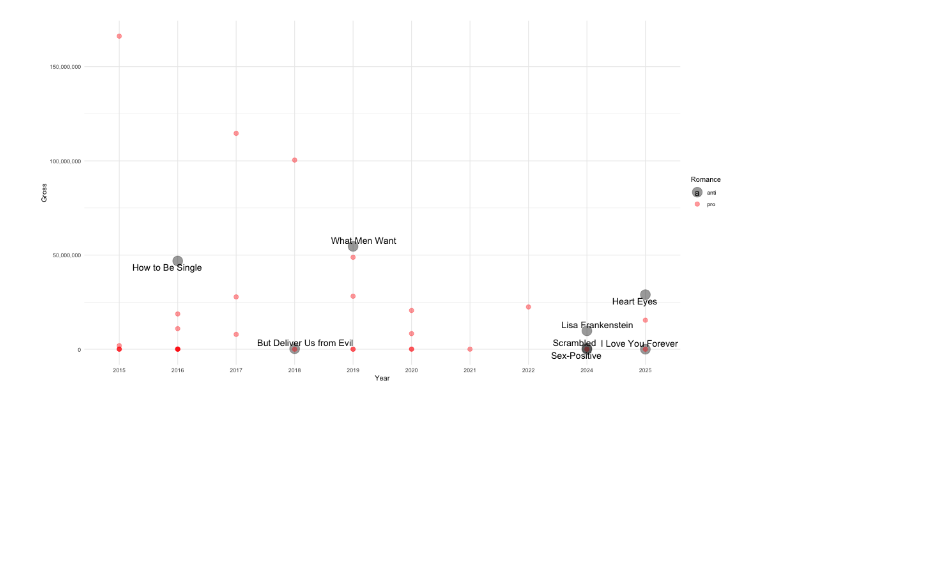
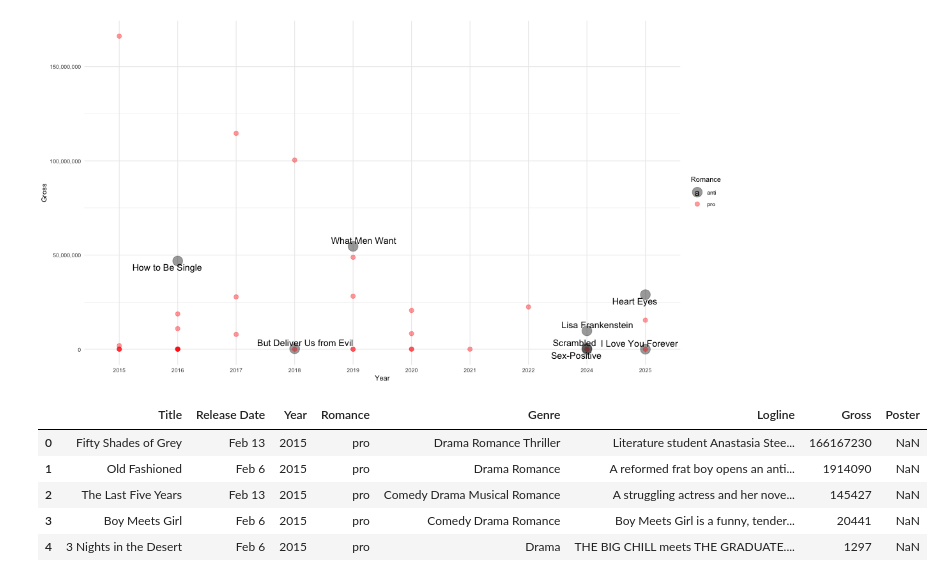
Before and after one commit to tiff-xwang/Valentines-Anti-Romance-Movies, a Jupyter notebook: Movies.ipynb, the cells around one changed output. Cells and saved outputs as stored; diff of their text form; code cells hidden in the pictures; blank space fills up the shorter version.

```diff
--- a/Movies.ipynb
+++ b/Movies.ipynb
@@ -215,24 +219,3 @@ romance_plot
 # %%
 # Format "Gross" column with a dollar sign and thousand separator
 # select_df['Gross'] = select_df['Gross'].apply(lambda x: f'${x:,}')
-# %%
-%%R -i select_df -w 15 -h 8 --units in
-
-select_df$Year <- factor(select_df$Year)
-
-anti_romance_with_poster <- subset(select_df, Romance == "anti" & Poster != "")
-
-anti_romance_plot <- ggplot(select_df, aes(x=Year, y=Gross, color=Romance, size=Romance, label=Title)) +
-       geom_point(alpha=.4) +
-       scale_y_continuous(labels = scales::comma) +
-       scale_color_manual(values = c("pro" = "red", "anti" = "black")) +
-       scale_size_manual(values = c("pro" = 3, "anti" = 7)) +
-       theme_minimal() +
-       geom_text_repel(data = subset(select_df, Romance == "anti"),
-                       aes(label = Title),
-                       size = 5, max.overlaps = 10) +
-       # Add film posters only for anti-romance movies with valid local file paths
-       geom_image(data = anti_romance_with_poster,
-               aes(x = as.numeric(Year) + 0.2, image = Poster),
-               size = 0.05)
-# ggsave("anti_romance_plot.svg", plot=anti_romance_plot, width = 15, height = 8)
@@ -266,3 +239,12 @@ money_plot <- ggplot(select_df, aes(x=Year, y=Gross, color=Romance, size=Romance
 money_plot
 # %% [output]
 [figure]
+# %%
+select_df.head()
+# %% [output]
+|  | Title | Release Date | Year | Romance | Genre | Logline | Gross | Poster |
+| 0 | Fifty Shades of Grey | Feb 13 | 2015 | pro | Drama Romance Thriller | Literature student Anastasia Stee... | 166167230 | NaN |
+| 1 | Old Fashioned | Feb 6 | 2015 | pro | Drama Romance | A reformed frat boy opens an anti... | 1914090 | NaN |
+| 2 | The Last Five Years | Feb 13 | 2015 | pro | Comedy Drama Musical Romance | A struggling actress and her nove... | 145427 | NaN |
+| 3 | Boy Meets Girl | Feb 6 | 2015 | pro | Comedy Drama Romance | Boy Meets Girl is a funny, tender... | 20441 | NaN |
+| 4 | 3 Nights in the Desert | Feb 6 | 2015 | pro | Drama | THE BIG CHILL meets THE GRADUATE.... | 1297 | NaN |
```
Also changed, not shown: parts of 3 cells of this notebook, 13 other files.
